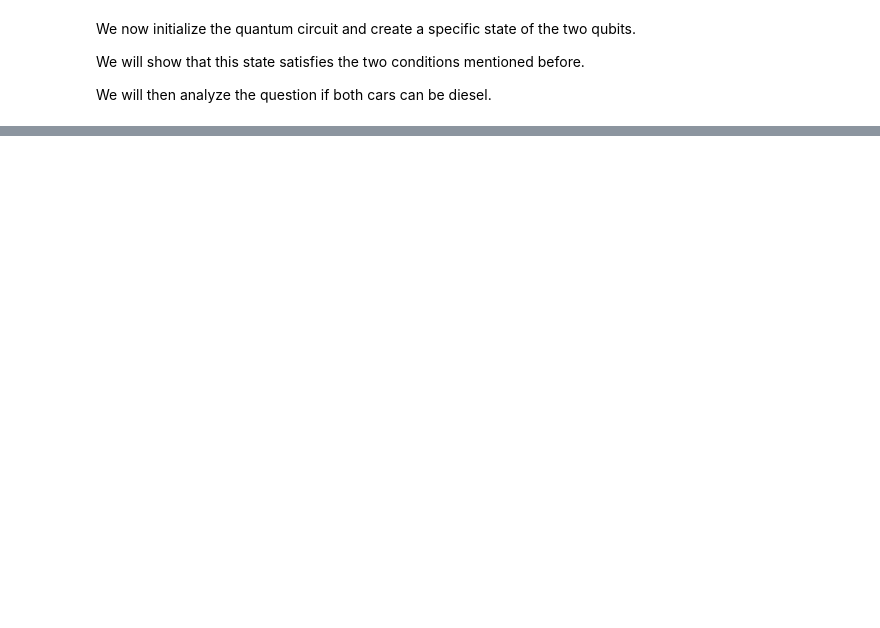
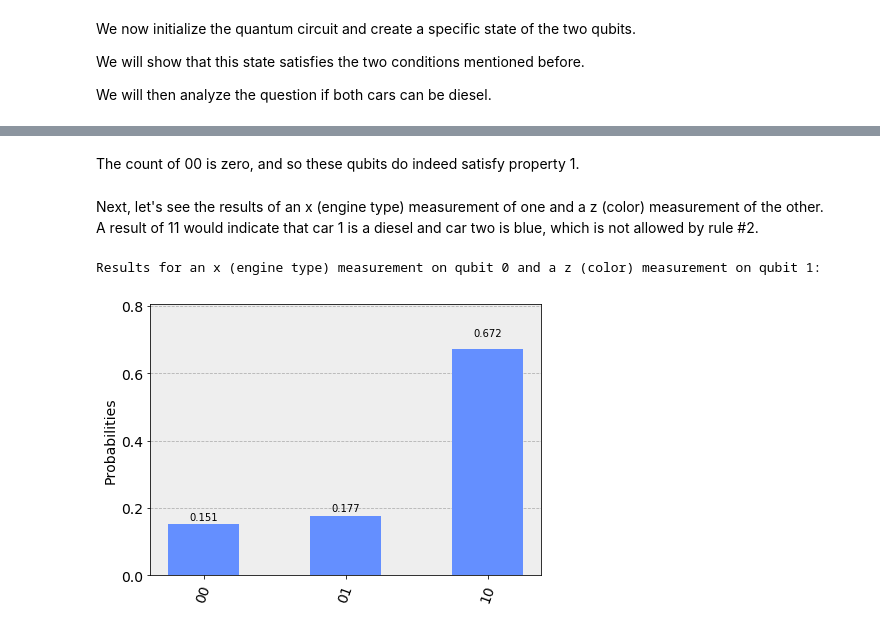
Before and after one commit to JanLahmann/Fun-with-Quantum, a Jupyter notebook: Hardys-Paradox.ipynb, the cells around one changed output, grey strips where cells are left out. Cells and saved outputs as stored; diff of their text form; code cells hidden in the pictures; blank space fills up the shorter version.

```diff
--- a/Hardys-Paradox.ipynb
+++ b/Hardys-Paradox.ipynb
@@ -364,0 +78,18 @@ We will continue the calculations with the last state vector which would have be
+# %% [markdown]
+The count of 00 is zero, and so these qubits do indeed satisfy property 1.
+# %% [markdown]
+Next, let's see the results of an x (engine type) measurement of one and a z (color) measurement of the other.<br>
+A result of 11 would indicate that car 1 is a diesel and car two is blue, which is not allowed by rule #2.
+# %%
+measurements = QuantumCircuit(q,c)
+# x measurement on qubit 0
+measurements.h(q[0])
+measurements.measure(q[0],c[0])
+# z measurement on qubit 1
+measurements.measure(q[1],c[1])
+qc = qc_hardy + measurements
+print('Results for an x (engine type) measurement on qubit 0 and a z (color) measurement on qubit 1:')
+plot_histogram(execute(qc,Aer.get_backend('qasm_simulator')).result().get_counts())
+# %% [output]
+Results for an x (engine type) measurement on qubit 0 and a z (color) measurement on qubit 1:
+[figure, added]
```
Also changed, not shown: parts of 52 cells of this notebook, 12 other files.
